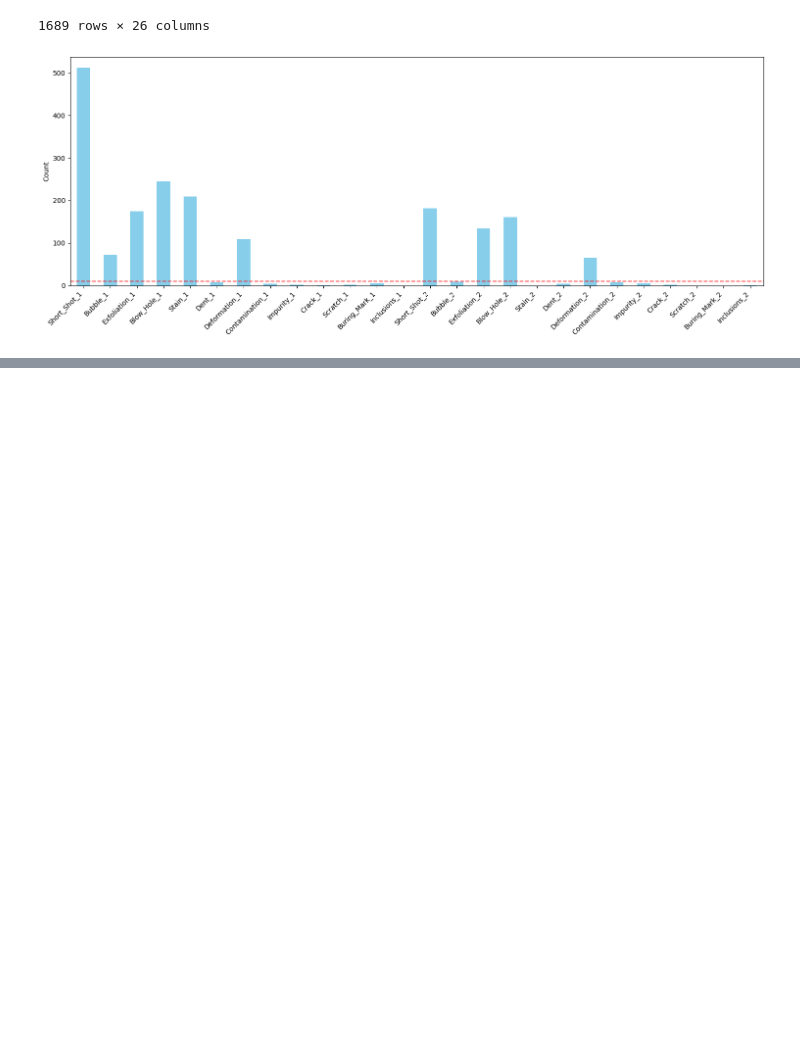
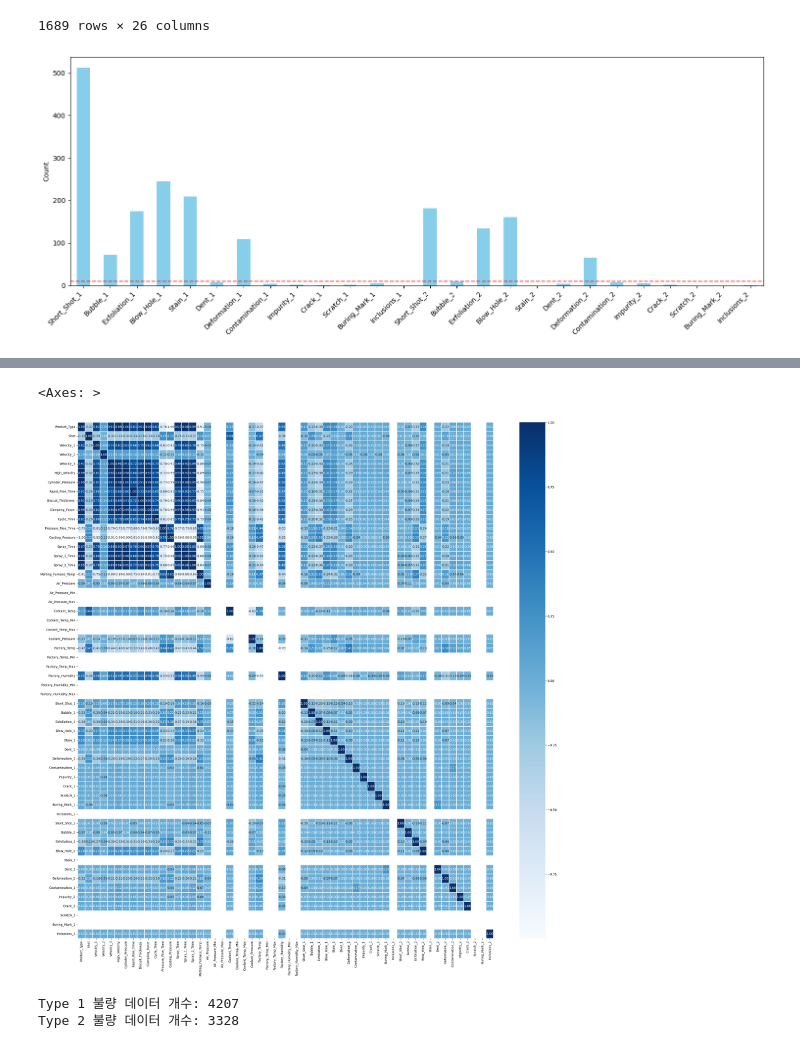
Before and after one commit to heeso0908/hotsix, a Jupyter notebook: notebooks/김재천/eda1.ipynb, the cells around one changed output, grey strips where cells are left out. Cells and saved outputs as stored; diff of their text form; code cells hidden in the pictures; blank space fills up the shorter version.

```diff
--- a/notebooks/김재천/eda1.ipynb
+++ b/notebooks/김재천/eda1.ipynb
@@ -731,0 +776,15 @@ plt.show()
+# %%
+# 1. 불량이 하나라도 발생한 행을 판별하는 마스크(Boolean Mask) 생성
+mask = df_defects.sum(axis=1) > 0
+
+# 2. 마스크를 이용해 각각을 필터링한 뒤, 가로(열 방향)로 병합
+df_error_only = pd.concat([
+    df_process[mask],
+    df_sensor[mask],
+    df_defects[mask]
+], axis=1)
+
+# 결과 확인 (행의 개수가 얼마나 줄었는지 확인)
+print(f"전체 데이터 행 개수: {len(df_defects)}")
+print(f"불량 발생 데이터 행 개수: {len(df_error_only)}")
+display(df_error_only.head())
@@ -731,0 +802,19 @@ plt.show()
+# %%
+plt.subplots(figsize=(30,30))
+sns.heatmap(data=df_error_only.corr(),linewidth=0.1,annot=True,fmt='.2f',cmap='Blues')
+# %% [output]
+<Axes: >
+[figure, added]
+# %%
+# Product_Type이 1인 불량 데이터만 추출
+df1 = df[df['Process','Product_Type'] == 1]
+
+# Product_Type이 2인 불량 데이터만 추출
+df2 = df[df['Process','Product_Type'] == 2]
+
+# 결과 확인
+print(f"Type 1 불량 데이터 개수: {len(df1)}")
+print(f"Type 2 불량 데이터 개수: {len(df2)}")
+# %% [output]
+Type 1 불량 데이터 개수: 4207
+Type 2 불량 데이터 개수: 3328
```
Also changed, not shown: parts of 14 cells of this notebook, 3 other files.
